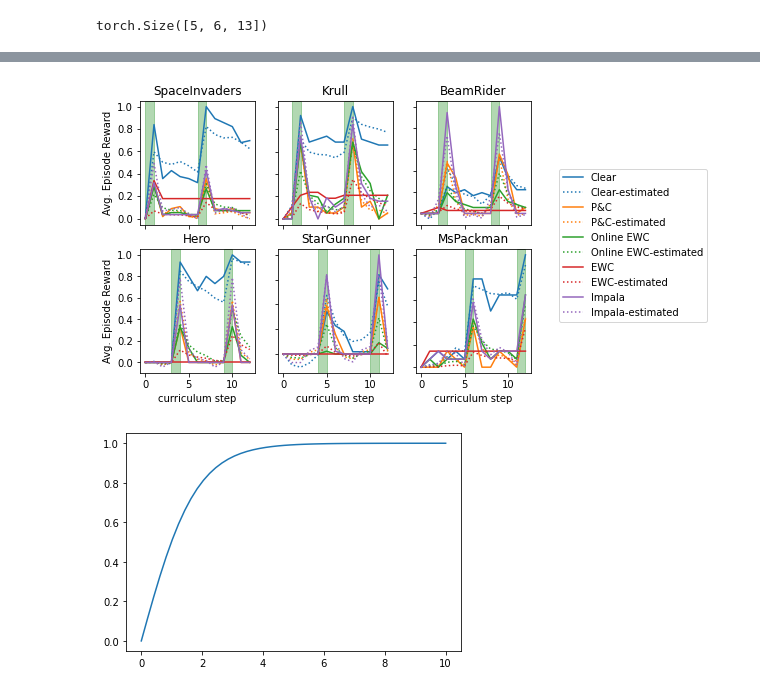
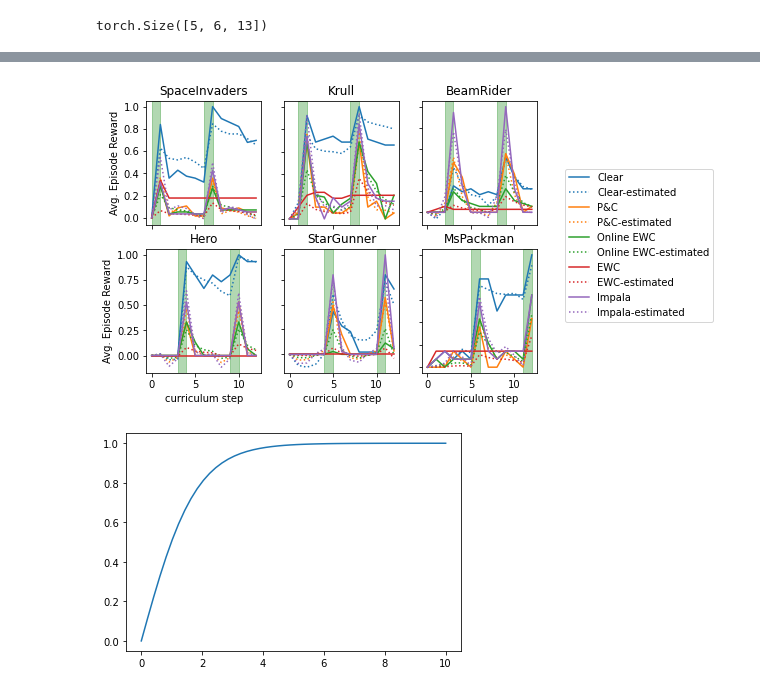
Before and after one commit to lifelong-learning-systems/clamp, a Jupyter notebook: notebooks/clamp.ipynb, the cells around one changed output, grey strips where cells are left out. Saved outputs shown, nothing was run; the diff lists cells and outputs as text; code cells hidden in the pictures.

```diff
--- a/notebooks/clamp.ipynb
+++ b/notebooks/clamp.ipynb
@@ -288,7 +180,8 @@ SI,0.8542417630217197,0.48956230503262566,0.6147580630365391
 # %%
 panels = [(0,0),(0,1),(0,2),(1,0),(1,1)]
 tasks = ["0,1","2,3","4,5","6,7","8,9"]
-colors=['tab:blue','tab:orange','tab:green','tab:red','tab:purple','tab:red','tab:pink','tab:grey','tab:olive','tab:cyan','tab:brown']
+colors=['tab:blue','tab:orange','tab:green','tab:red','tab:purple','tab:red','tab:pink','tab:grey','tab:olive',
+        'tab:cyan','tab:brown']
 
 fig, axs = plt.subplots(2, 3)
 fig.set_size_inches(7, 5)
@@ -322,11 +215,8 @@ for ax in axs.flat:
 # %% [markdown]
 ## CIFAR100 Incremental Task Analysis
 # %%
-import yaml
-from collections import defaultdict
-import collections
-
-files = [("EWC_online",3000.0),("EWC",100.0),("MAS",10.0),("L2",1.0),("Naive_Rehearsal_1400",0.0),("Naive_Rehearsal_5600",0.0),("NormalNN",0.0),("SI",2.0)]
+files = [("EWC_online",3000.0),("EWC",100.0),("MAS",10.0),("L2",1.0),("Naive_Rehearsal_1400",0.0),
+         ("Naive_Rehearsal_5600",0.0),("NormalNN",0.0),("SI",2.0)]
 np.random.seed(0)
 torch.manual_seed(0)
 #print(data['MAS'][10000][0]['acc_table']['val'].keys())
@@ -347,13 +237,13 @@ for algo in range(nalgos):
                 normv = (val-minv)/(maxv-minv)
                 target[algo,task,t] = normv
 #print(target)
-model3 = IdealLearner(nalgos,ntasks)
-model3.optimize(lx,target,iters=1000)
-print('final model MSE loss', model3.losses[-1])
+model3 = CLAMP(nalgos,ntasks)
+model3.optimize(lx,target,adam_iters=1000)
+print('final model MSE loss', model3.losses['loss'][-1])
 model3.print_task_transfer()
 prediction = model3.prediction.detach().numpy()
 print()
-print('task difficulty',model3.task_difficulity.detach().numpy())
+print('task difficulty',model3.task_difficulty.detach().numpy())
 print()
 algos=[files[algo][0] for algo in range(nalgos)]
 model3.print_algo_results(algo_names=algos)
@@ -381,7 +270,8 @@ SI,0.39279519217884273,0.926318927145867,1.2087735304588159
 # %%
 panels = [(0,0),(0,1),(0,2),(1,0),(1,1)]
 tasks = ["CIFAR100 Task1","CIFAR100 Task2","CIFAR100 Task3","CIFAR100 Task4","CIFAR100 Task5"]
-colors=['tab:blue','tab:orange','tab:green','tab:red','tab:purple','tab:red','tab:pink','tab:grey','tab:olive','tab:cyan','tab:brown']
+colors=['tab:blue','tab:orange','tab:green','tab:red','tab:purple','tab:red','tab:pink','tab:grey','tab:olive',
+        'tab:cyan','tab:brown']
 
 fig, axs = plt.subplots(2, 3)
 fig.set_size_inches(7, 5)
@@ -486,14 +373,14 @@ maxv = 200
 lx = [0,1,2,3,4,5,0,1,2,3,4,5] # curriculum
 target = targ
 
-model4 = IdealLearner(nalgos,ntasks)
-model4.optimize(lx,target,iters=1000)
+model4 = CLAMP(nalgos,ntasks)
+model4.optimize(lx,target,adam_iters=1000)
 print()
-print('final model MSE loss', model4.losses[-1])
+print('final model MSE loss', model4.losses['loss'][-1])
 model4.print_task_transfer()
 prediction = model4.prediction.detach().numpy()
 print()
-print('task difficulty',model4.task_difficulity.detach().numpy())
+print('task difficulty',model4.task_difficulty.detach().numpy())
 print()
 model4.print_algo_results(algo_names=['Clear','P&C','Online EWC', 'EWC','Impala'])
 # %% [output]
@@ -519,38 +405,39 @@ Impala,0.09645673494700685,0.3277081502687744,1.2597547727783989
 panels = [(0,0),(0,1),(0,2),(1,0),(1,1),(1,2)]
 tasks = ["SpaceInvaders","Krull","BeamRider","Hero",'StarGunner',"MsPackman"]
 algos = ['Clear','P&C','Online EWC', 'EWC','Impala']
-colors=['tab:blue','tab:orange','tab:green','tab:red','tab:purple','tab:red','tab:pink','tab:grey','tab:olive','tab:cyan','tab:brown']
+colors=['tab:blue','tab:orange','tab:green','tab:red','tab:purple','tab:red','tab:pink','tab:grey','tab:olive',
+        'tab:cyan','tab:brown']
 
 fig, axs = plt.subplots(2, 3)
 fig.set_size_inches(7, 5)
 x = range(target.shape[-1])
 for i,panel in enumerate(panels):
     axs[panel].set_title(tasks[i])
     for algo in range(nalgos):
         axs[panel].plot(x, target[algo,i,:],label=algos[algo])
         axs[panel].plot(x, prediction[algo,i,:],":",c=colors[algo],label=algos[algo]+"-estimated")
 
 for i,panel in enumerate(panels):
     for j,curr in enumerate(lx):
         if curr == i:
             axs[panel].axvspan(j, j+1, color="green", alpha=0.3)
 
 
 
 #axs[1,2].set_visible(False)
 
 for ax in axs.flat:
     ax.set(xlabel='curriculum step', ylabel='Avg. Episode Reward')
 
 
 handles, labels = axs[0,0].get_legend_handles_labels()
 fig.legend(handles, labels,  loc="center right", bbox_to_anchor=(1.26, .48))
 
 # Hide x labels and tick labels for top plots and y ticks for right plots.
 for ax in axs.flat:
     ax.label_outer()
 # %% [output]
-[figure, old version]
+[figure, new version]
 # %%
 x = np.linspace(0,10)
 y = (1/(1+(np.exp(-1*x/.90)))*2)-1
```
Also changed, not shown: parts of 7 cells of this notebook, 1 other file.
